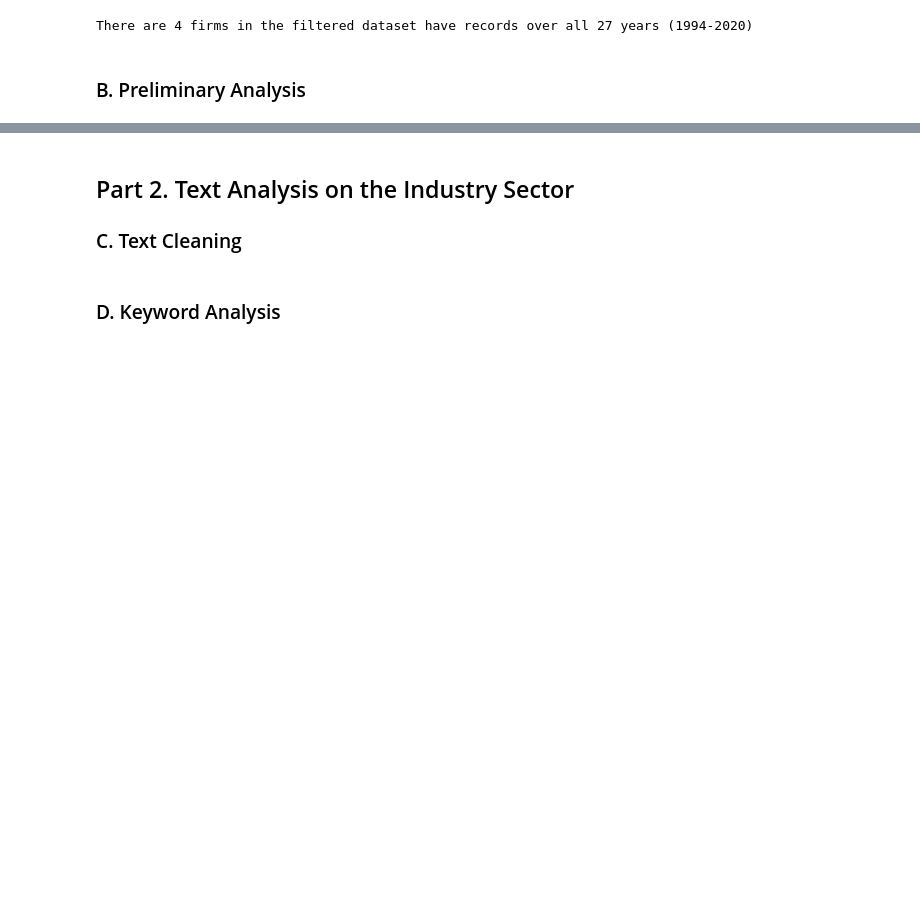
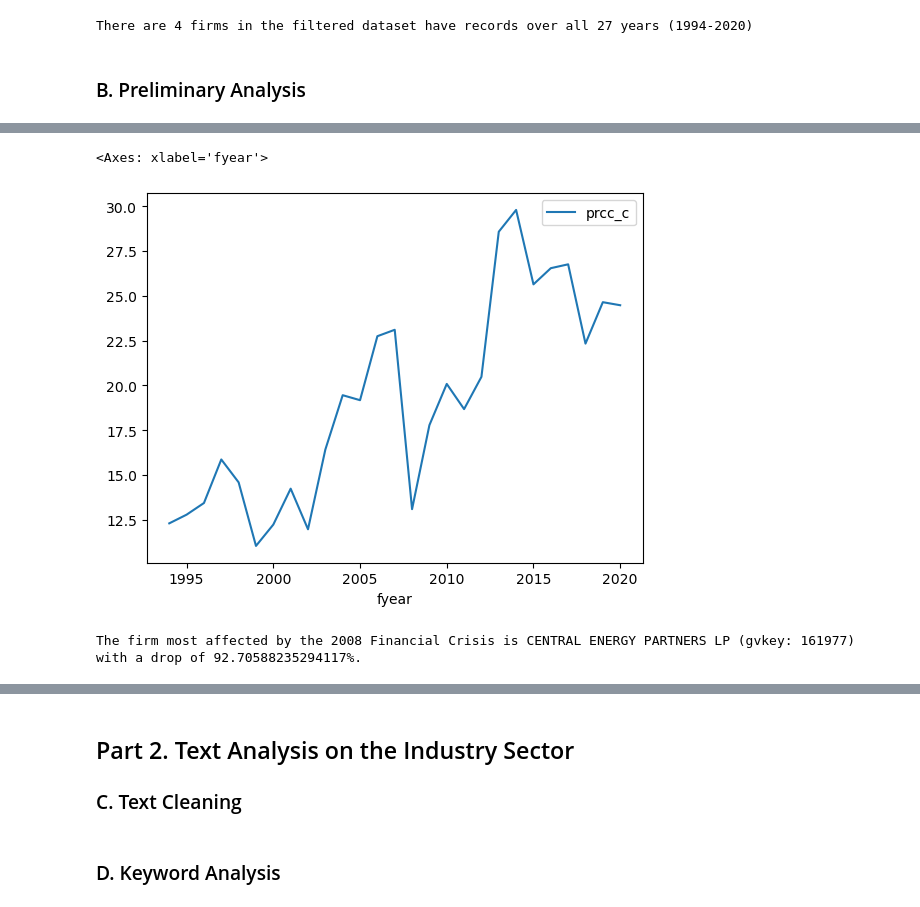
Before and after one commit to davidzc01/BAIT508_Industry_Analysis, a Jupyter notebook: Industry analysis.ipynb, the cells around one changed output, grey strips where cells are left out. Cells and saved outputs as stored; diff of their text form; code cells hidden in the pictures; blank space fills up the shorter version.

```diff
--- a/Industry analysis.ipynb
+++ b/Industry analysis.ipynb
@@ -108,2 +159,7 @@ There are 4 firms in the filtered dataset have records over all 27 years (1994-2
 # %%
 #4.	Create a line chart to show the average stock price (column "prcc_c") in the selected sector(s) across the years. If you have selected multiple sectors, draw multiple lines to show them separately.
+meanStockPrice = filteredPublicFirms.groupby('fyear')[['prcc_c']].mean()
+meanStockPrice.plot.line()
+# %% [output]
+<Axes: xlabel='fyear'>
+[figure, added]
@@ -112,2 +166,21 @@ There are 4 firms in the filtered dataset have records over all 27 years (1994-2
+# %%
+#5.	Which firm was affected the most by the 2008 Financial Crisis, as measured by the percentage drop in stock price from 2007 to 2008?
+# ideation by ChatGPT
+
+df_2007 = filteredPublicFirms[filteredPublicFirms['fyear'] == 2007]
+df_2008 = filteredPublicFirms[filteredPublicFirms['fyear'] == 2008]
+
+avg_price_2007 = df_2007.groupby('gvkey')['prcc_c'].mean()
+avg_price_2008 = df_2008.groupby('gvkey')['prcc_c'].mean()
+
+percentage_drop = ((avg_price_2008 - avg_price_2007) / avg_price_2007) * 100
+
+most_affexted_gvkey = percentage_drop.idxmin()
+most_affected_conm = df_2008[df_2008['gvkey'] == most_affexted_gvkey]['conm'].values[0]
+max_drop = abs(percentage_drop.min())
+
+print(f"The firm most affected by the 2008 Financial Crisis is {most_affected_conm} (gvkey: {most_affexted_gvkey}) with a drop of {max_drop}%.")
+# %% [output]
+The firm most affected by the 2008 Financial Crisis is CENTRAL ENERGY PARTNERS LP (gvkey: 161977) with a drop of 92.70588235294117%.
 # %%
 #6.	Plot the average Return on Assets (ROA) for the firms located in the “USA” across the years. ROA is calculated as ni/asset.
```
Also changed, not shown: parts of 7 cells of this notebook.
